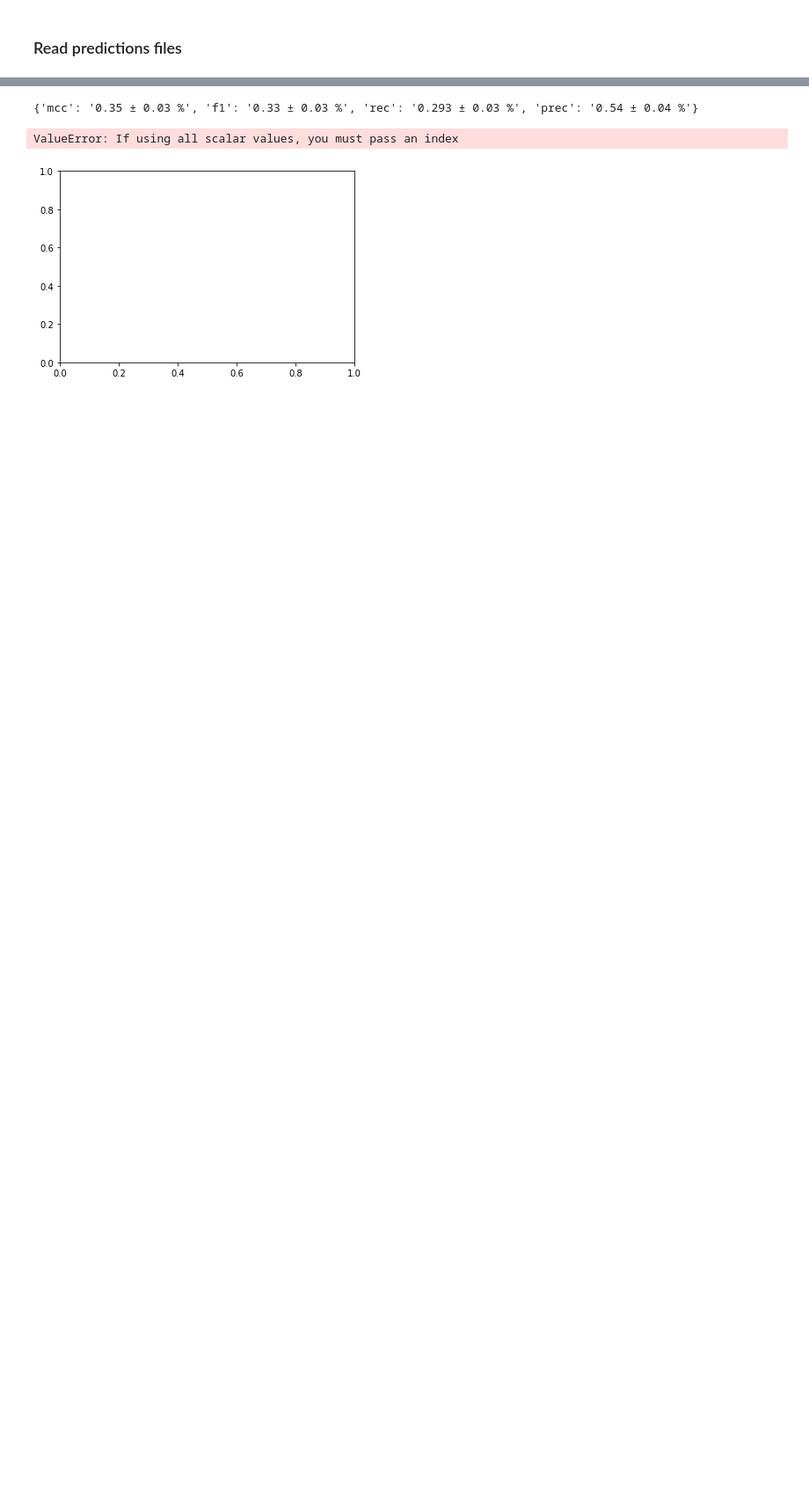
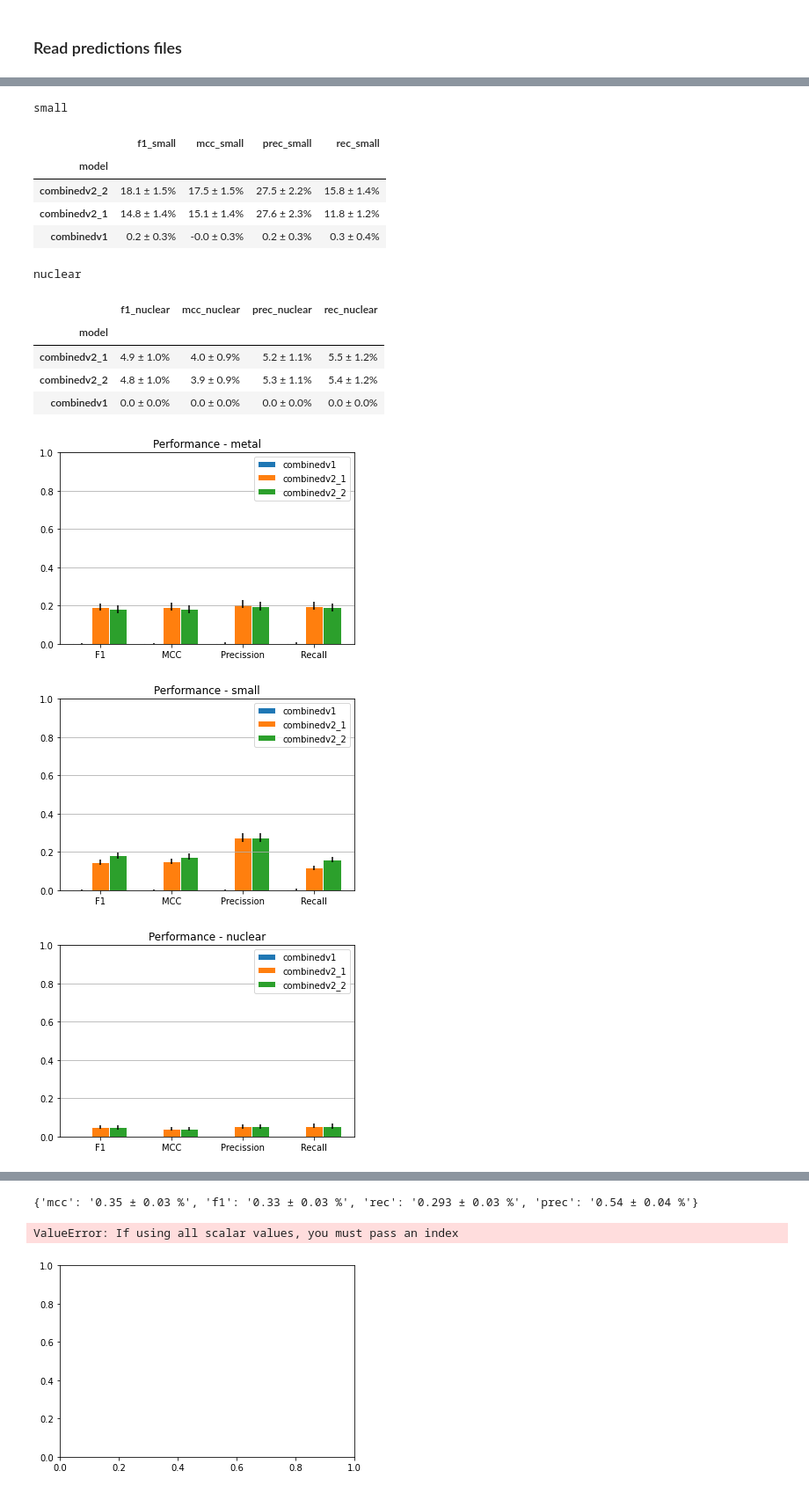
Before and after one commit to gtsitsiridis/bind-af2-embed, a Jupyter notebook: notebooks/train_notebook.ipynb, the cells around one changed output, grey strips where cells are left out. Shown at 88% size. Drawn from its saved outputs; the diff is of its cells as text; code cells hidden in the pictures; blank space fills up the shorter version.

```diff
--- a/notebooks/train_notebook.ipynb
+++ b/notebooks/train_notebook.ipynb
@@ -37,0 +281,9 @@ def read_performance_df(tag: str, cutoff: float = 0.5) -> pd.DataFrame:
+# %%
+for ligand in ligands:
+    print(ligand)
+    columns =  ['f1_' + ligand, 'mcc_' + ligand, 'prec_' + ligand, 'rec_' + ligand]
+    display(pretty_performance(df, columns))
+    fig, ax = plt.subplots()
+    ax.set_title('Performance - ' + ligand)
+    plot_multimodel_performance(df,columns, ax)
+# %% [output]
@@ -37,0 +296,15 @@ def read_performance_df(tag: str, cutoff: float = 0.5) -> pd.DataFrame:
+small
+|  | f1_small | mcc_small | prec_small | rec_small |
+| model |  |  |  |  |
+| combinedv2_2 | 18.1 ± 1.5% | 17.5 ± 1.5% | 27.5 ± 2.2% | 15.8 ± 1.4% |
+| combinedv2_1 | 14.8 ± 1.4% | 15.1 ± 1.4% | 27.6 ± 2.3% | 11.8 ± 1.2% |
+| combinedv1 | 0.2 ± 0.3% | -0.0 ± 0.3% | 0.2 ± 0.3% | 0.3 ± 0.4% |
+nuclear
+|  | f1_nuclear | mcc_nuclear | prec_nuclear | rec_nuclear |
+| model |  |  |  |  |
+| combinedv2_1 | 4.9 ± 1.0% | 4.0 ± 0.9% | 5.2 ± 1.1% | 5.5 ± 1.2% |
+| combinedv2_2 | 4.8 ± 1.0% | 3.9 ± 0.9% | 5.3 ± 1.1% | 5.4 ± 1.2% |
+| combinedv1 | 0.0 ± 0.0% | 0.0 ± 0.0% | 0.0 ± 0.0% | 0.0 ± 0.0% |
+[figure, added]
+[figure, added]
+[figure, added]
```
Also changed, not shown: parts of 47 cells of this notebook, 1 other file.
